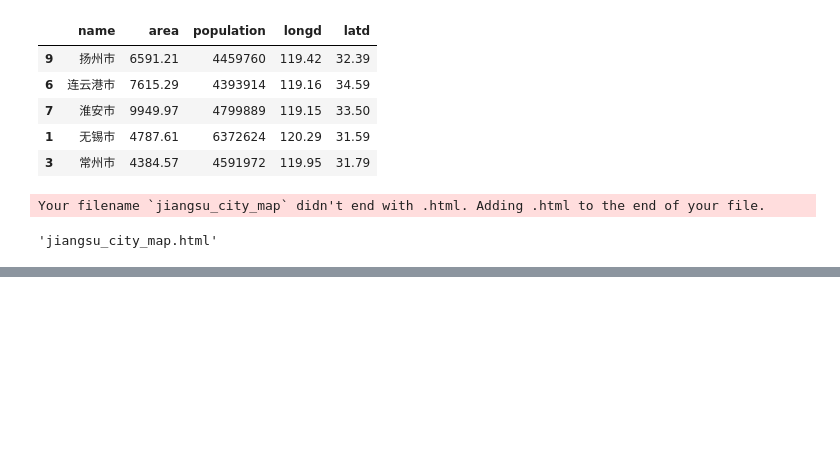
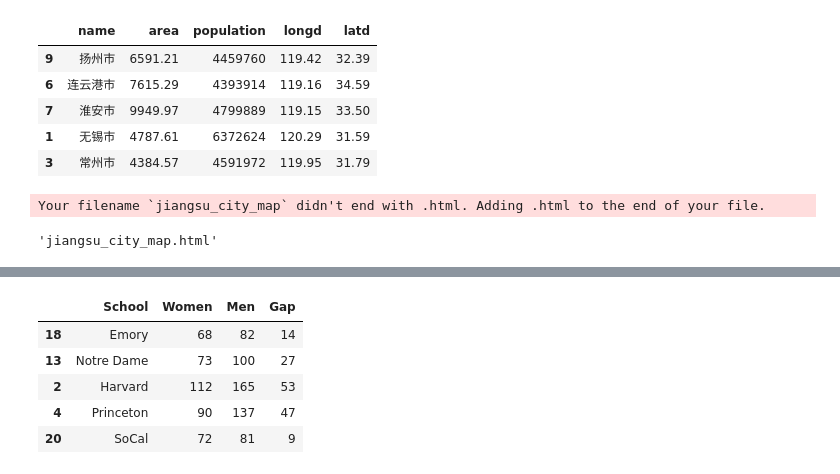
Before and after one commit to hivandu/practise, a Jupyter notebook: analyse/Case-by-case_Python_visualization/ex14.ipynb, the cells around one changed output, grey strips where cells are left out. Saved outputs shown, nothing was run; the diff lists cells and outputs as text; code cells hidden in the pictures; blank space fills up the shorter version.

```diff
--- a/analyse/Case-by-case_Python_visualization/ex14.ipynb
+++ b/analyse/Case-by-case_Python_visualization/ex14.ipynb
@@ -106,0 +219,10 @@ Your filename `jiangsu_city_map` didn't end with .html. Adding .html to the end
+# %%
+stus=pd.read_csv('~/data/cbcpv/school/school.csv')
+stus.sample(5)
+# %% [output]
+|  | School | Women | Men | Gap |
+| 18 | Emory | 68 | 82 | 14 |
+| 13 | Notre Dame | 73 | 100 | 27 |
+| 2 | Harvard | 112 | 165 | 53 |
+| 4 | Princeton | 90 | 137 | 47 |
+| 20 | SoCal | 72 | 81 | 9 |
```
Also changed, not shown: parts of 13 cells of this notebook, 10 other files.
